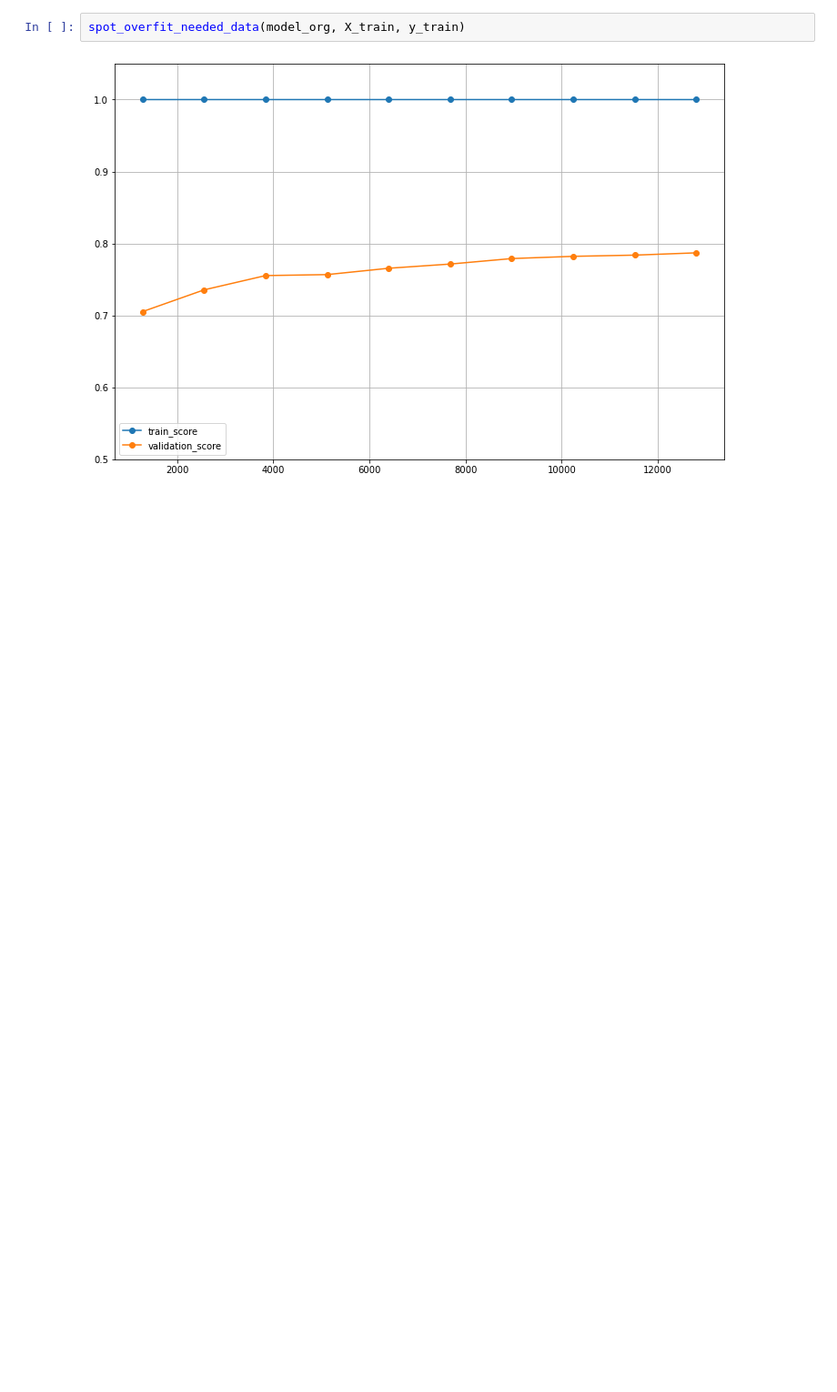
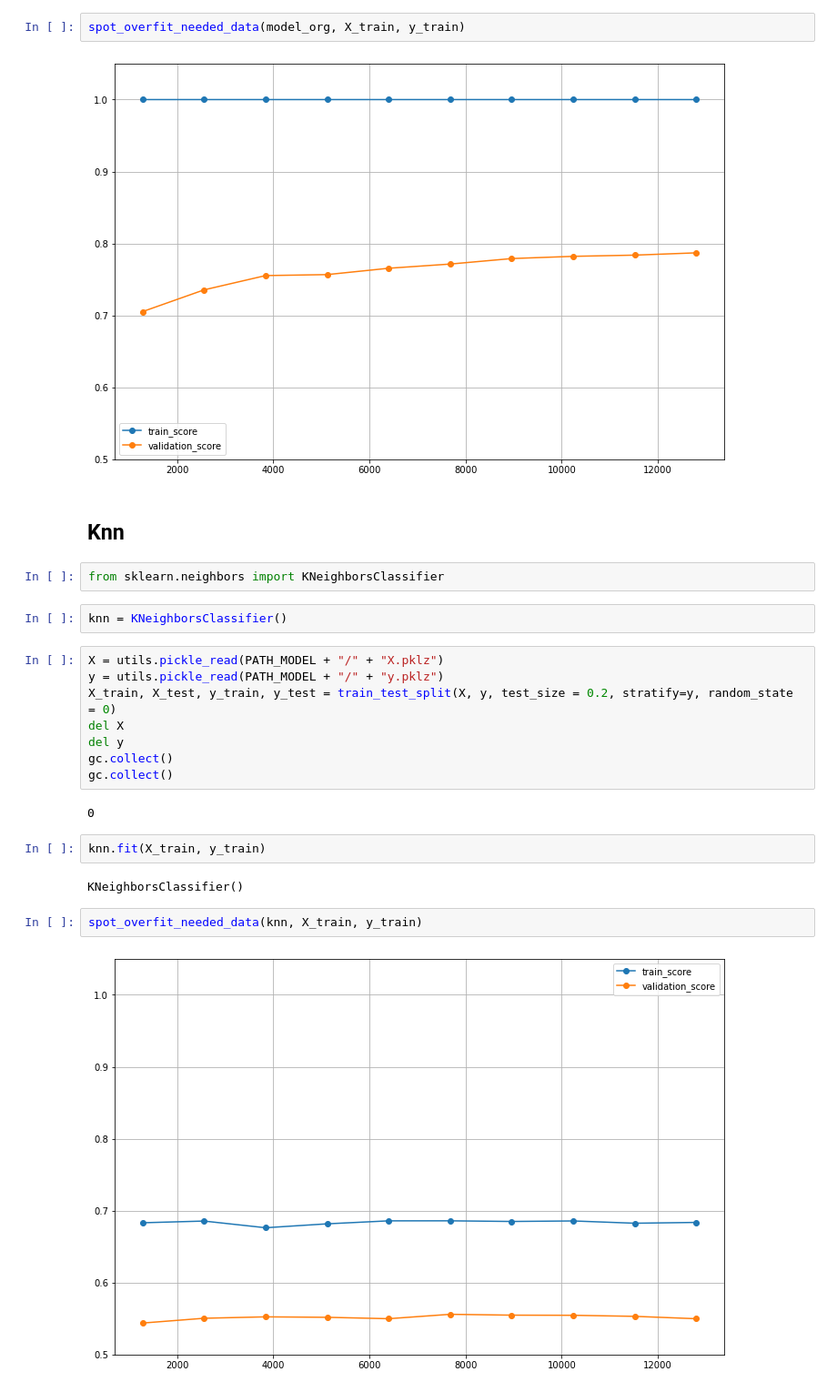
Before and after one commit to kbenmus02/A62-EquipeCV, a Jupyter notebook: notebook/iteration_3_model_2.ipynb, the cells around one changed output. Shown at 91% size. Drawn from its saved outputs; the diff is of its cells as text; blank space fills up the shorter version.

Commit message:
add_test_knn

```diff
--- a/notebook/iteration_3_model_2.ipynb
+++ b/notebook/iteration_3_model_2.ipynb
@@ -261,3 +261,27 @@ RandomForestClassifier(random_state=0)
 spot_overfit_needed_data(model_org, X_train, y_train)
 # %% [output]
 [figure]
+# %% [markdown]
+## Knn
+# %%
+from sklearn.neighbors import KNeighborsClassifier
+# %%
+knn = KNeighborsClassifier()
+# %%
+X = utils.pickle_read(PATH_MODEL + "/" + "X.pklz")
+y = utils.pickle_read(PATH_MODEL + "/" + "y.pklz")
+X_train, X_test, y_train, y_test = train_test_split(X, y, test_size = 0.2, stratify=y, random_state = 0)
+del X
+del y
+gc.collect()
+gc.collect()
+# %% [output]
+0
+# %%
+knn.fit(X_train, y_train)
+# %% [output]
+KNeighborsClassifier()
+# %%
+spot_overfit_needed_data(knn, X_train, y_train)
+# %% [output]
+[figure, added]
```
